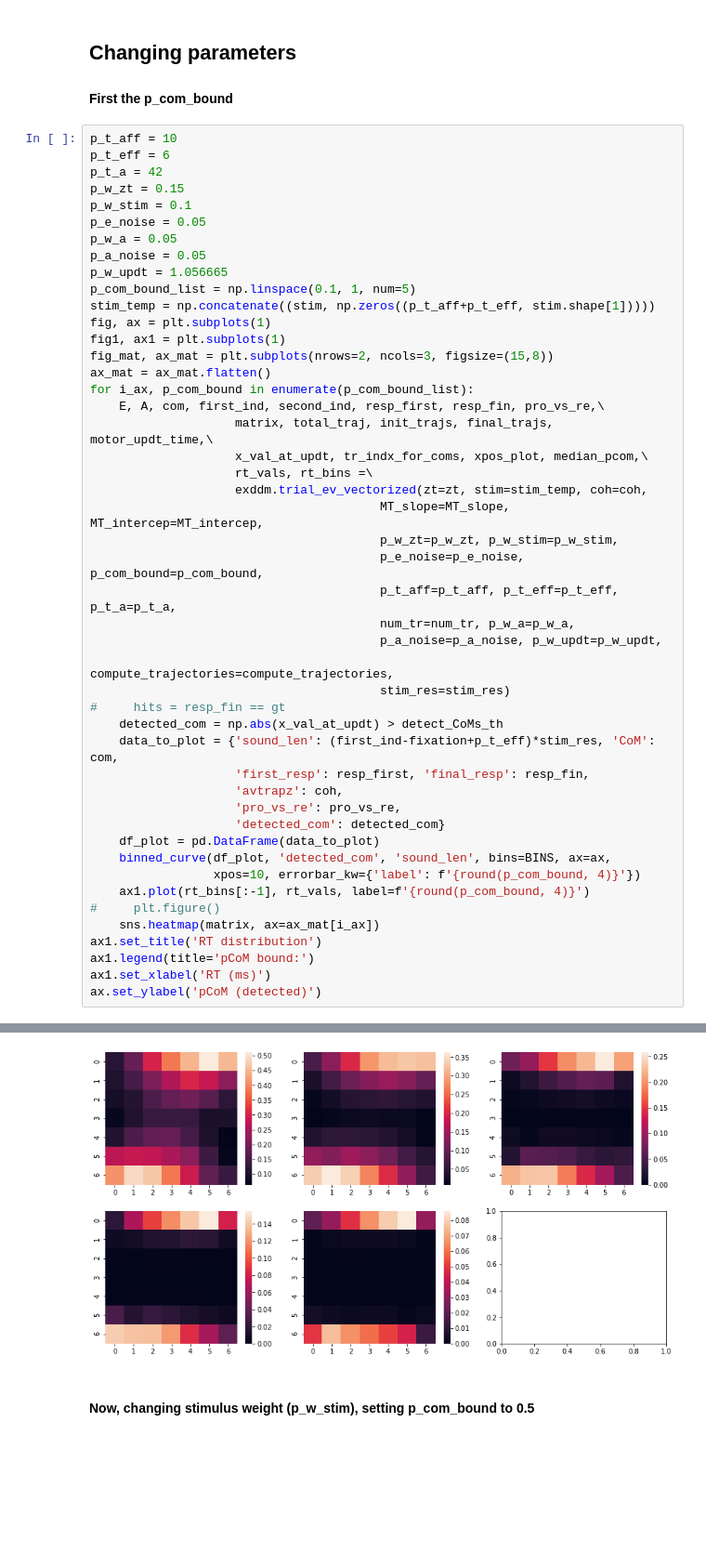
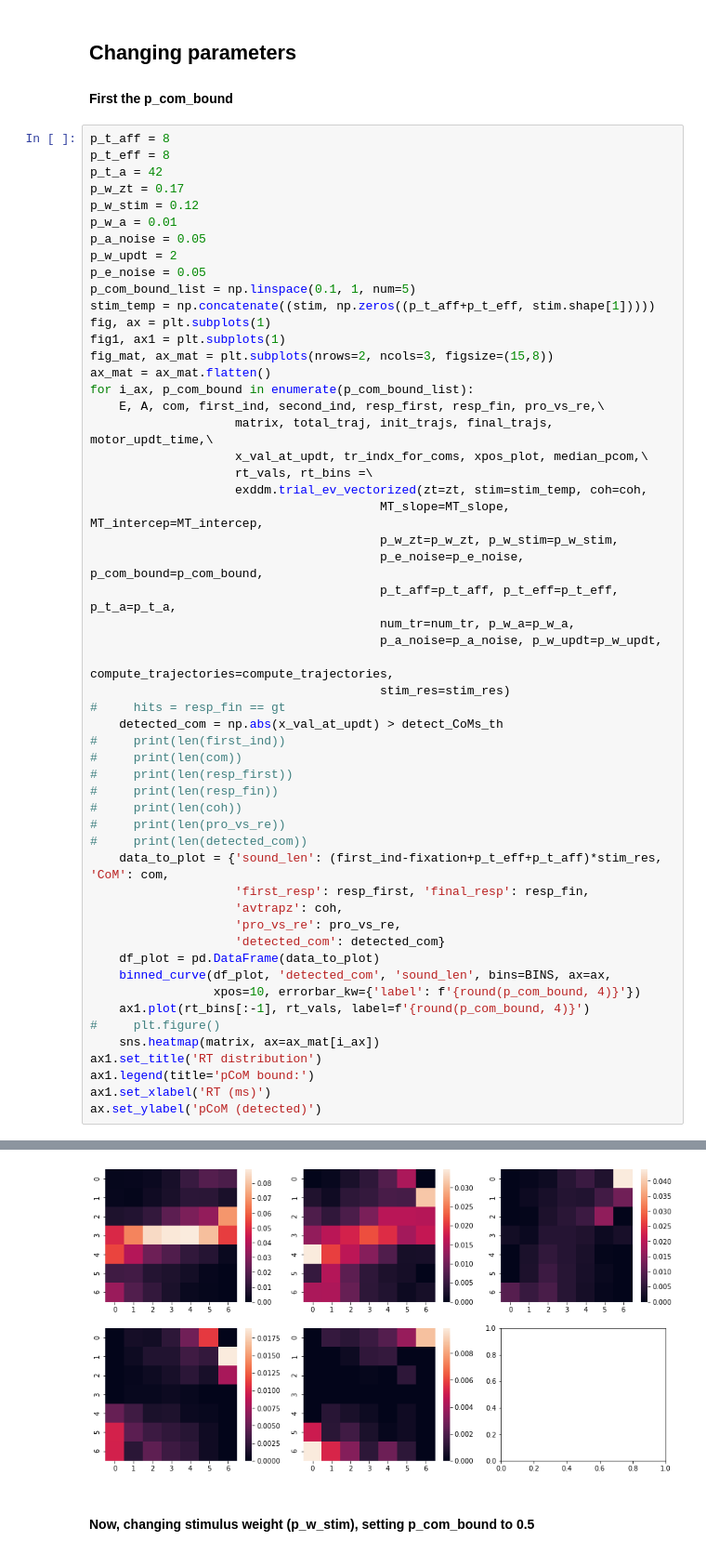
Before and after one commit to PastorJordi/custom_utils, a Jupyter notebook: notebooks/Parameter_analysis.ipynb, the cells around one changed output, grey strips where cells are left out. Shown at 93% size. Saved outputs shown, nothing was run; the diff lists cells and outputs as text; blank space fills up the shorter version.

```diff
--- a/notebooks/Parameter_analysis.ipynb
+++ b/notebooks/Parameter_analysis.ipynb
@@ -55,15 +55,15 @@ fixation = int(300/stim_res)
 ## Changing parameters
 #### First the p_com_bound
 # %%
-p_t_aff = 10
-p_t_eff = 6
+p_t_aff = 8
+p_t_eff = 8
 p_t_a = 42
-p_w_zt = 0.15
-p_w_stim = 0.1
+p_w_zt = 0.17
+p_w_stim = 0.12
+p_w_a = 0.01
+p_a_noise = 0.05
+p_w_updt = 2
 p_e_noise = 0.05
-p_w_a = 0.05
-p_a_noise = 0.05
-p_w_updt = 1.056665
 p_com_bound_list = np.linspace(0.1, 1, num=5)
 stim_temp = np.concatenate((stim, np.zeros((p_t_aff+p_t_eff, stim.shape[1]))))
 fig, ax = plt.subplots(1)
@@ -86,7 +86,14 @@ for i_ax, p_com_bound in enumerate(p_com_bound_list):
                                         stim_res=stim_res)
 #     hits = resp_fin == gt
     detected_com = np.abs(x_val_at_updt) > detect_CoMs_th
-    data_to_plot = {'sound_len': (first_ind-fixation+p_t_eff)*stim_res, 'CoM': com,
+#     print(len(first_ind))
+#     print(len(com))
+#     print(len(resp_first))
+#     print(len(resp_fin))
+#     print(len(coh))
+#     print(len(pro_vs_re))
+#     print(len(detected_com))
+    data_to_plot = {'sound_len': (first_ind-fixation+p_t_eff+p_t_aff)*stim_res, 'CoM': com,
                     'first_resp': resp_first, 'final_resp': resp_fin,
                     'avtrapz': coh,
                     'pro_vs_re': pro_vs_re,
@@ -118,4 +125,4 @@ Text(0, 0.5, 'pCoM (detected)')
-[figure, old version]
+[figure, new version]
 # %% [markdown]
 #### Now, changing stimulus weight (p_w_stim), setting p_com_bound to 0.5
 # %%
```
Also changed, not shown: parts of 9 cells of this notebook, 1 other file.
